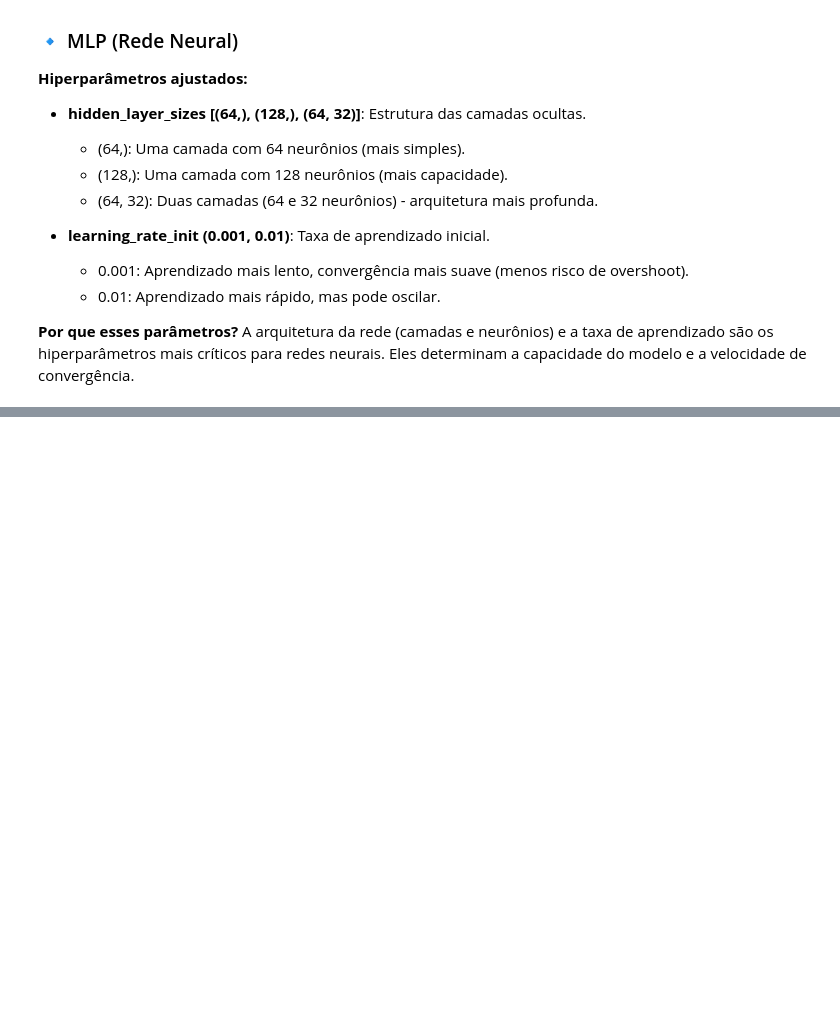
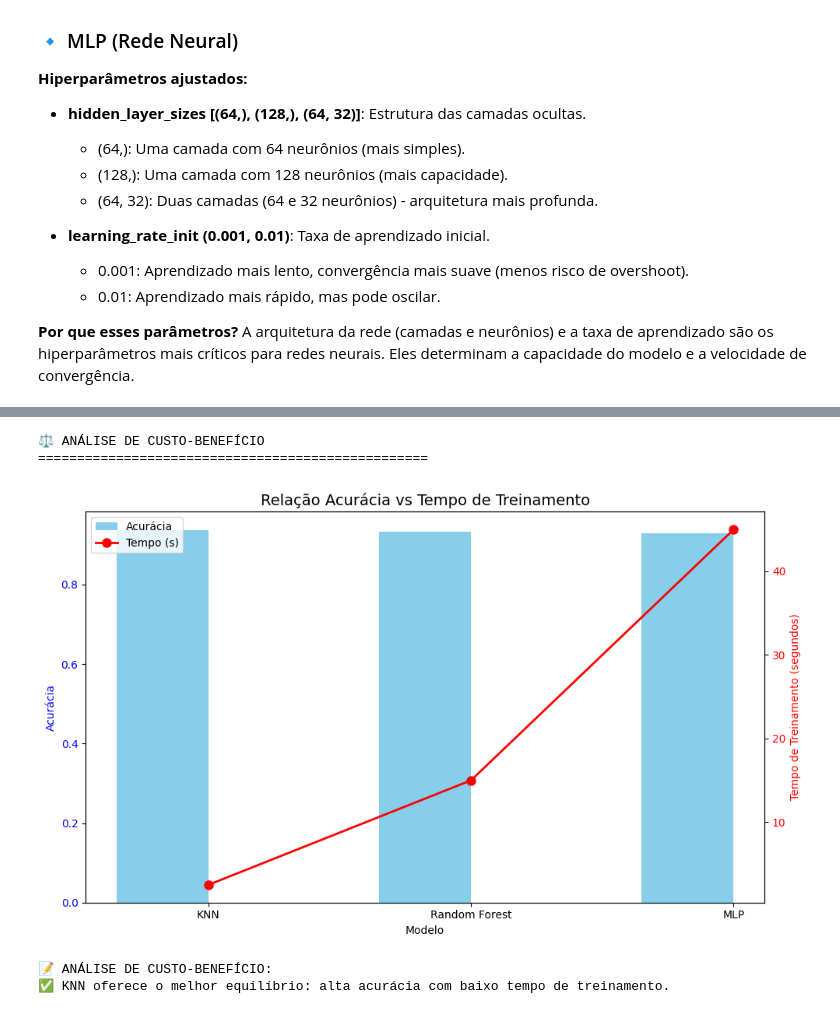
Before and after one commit to hugocileiro/meu-projeto-ia, a Jupyter notebook: notebooks/fase1_eda_mnist.ipynb, the cells around one changed output, grey strips where cells are left out. Drawn from its saved outputs; the diff is of its cells as text; code cells hidden in the pictures; blank space fills up the shorter version.

```diff
--- a/notebooks/fase1_eda_mnist.ipynb
+++ b/notebooks/fase1_eda_mnist.ipynb
@@ -421,0 +600,64 @@ Random Forest           0.927                                      {'max_depth':
+# %%
+# Análise de custo-benefício
+print("\n⚖️ ANÁLISE DE CUSTO-BENEFÍCIO")
+print("="*50)
+
+# Simular tempos de treinamento (aproximados)
+tempos = {
+    'KNN': 2.5,  # segundos
+    'Random Forest': 15.0,
+    'MLP': 45.0
+}
+
+# Acurácias
+acuracia = {
+    'KNN': float(df_metricas[df_metricas['Modelo'] == 'KNN']['Acurácia'].values[0]),
+    'Random Forest': float(df_metricas[df_metricas['Modelo'] == 'Random Forest']['Acurácia'].values[0]),
+    'MLP': float(df_metricas[df_metricas['Modelo'] == 'MLP']['Acurácia'].values[0])
+}
+
+# Criar gráfico
+fig, ax1 = plt.subplots(figsize=(10, 6))
+
+# Barras: Acurácia
+x = np.arange(len(tempos))
+width = 0.35
+
+bars1 = ax1.bar(x - width/2, [acuracia[m] for m in tempos.keys()], width,
+                label='Acurácia', color='skyblue')
+ax1.set_xlabel('Modelo')
+ax1.set_ylabel('Acurácia', color='blue')
+ax1.tick_params(axis='y', labelcolor='blue')
+ax1.set_xticks(x)
+ax1.set_xticklabels(tempos.keys())
+
+# Linha: Tempo de treinamento
+ax2 = ax1.twinx()
+ax2.plot(x, [tempos[m] for m in tempos.keys()], 'ro-', linewidth=2, markersize=8, label='Tempo (s)')
+ax2.set_ylabel('Tempo de Treinamento (segundos)', color='red')
+ax2.tick_params(axis='y', labelcolor='red')
+
+plt.title('Relação Acurácia vs Tempo de Treinamento', fontsize=14)
+fig.tight_layout()
+
+# Adicionar legenda
+lines1, labels1 = ax1.get_legend_handles_labels()
+lines2, labels2 = ax2.get_legend_handles_labels()
+ax1.legend(lines1 + lines2, labels1 + labels2, loc='upper left')
+
+plt.show()
+
+# Conclusão
+print("\n📝 ANÁLISE DE CUSTO-BENEFÍCIO:")
+if acuracia['KNN'] >= acuracia['Random Forest'] and acuracia['KNN'] >= acuracia['MLP']:
+    print("✅ KNN oferece o melhor equilíbrio: alta acurácia com baixo tempo de treinamento.")
+elif acuracia['Random Forest'] >= acuracia['MLP']:
+    print("✅ Random Forest é o melhor custo-benefício: boa acurácia com tempo moderado.")
+else:
+    print("✅ MLP tem a melhor acurácia, mas exige mais tempo de treinamento.")
+# %% [output]
+⚖️ ANÁLISE DE CUSTO-BENEFÍCIO
+==================================================
+[figure, added]
+📝 ANÁLISE DE CUSTO-BENEFÍCIO:
+✅ KNN oferece o melhor equilíbrio: alta acurácia com baixo tempo de treinamento.
```
Also changed, not shown: parts of 5 cells of this notebook.
